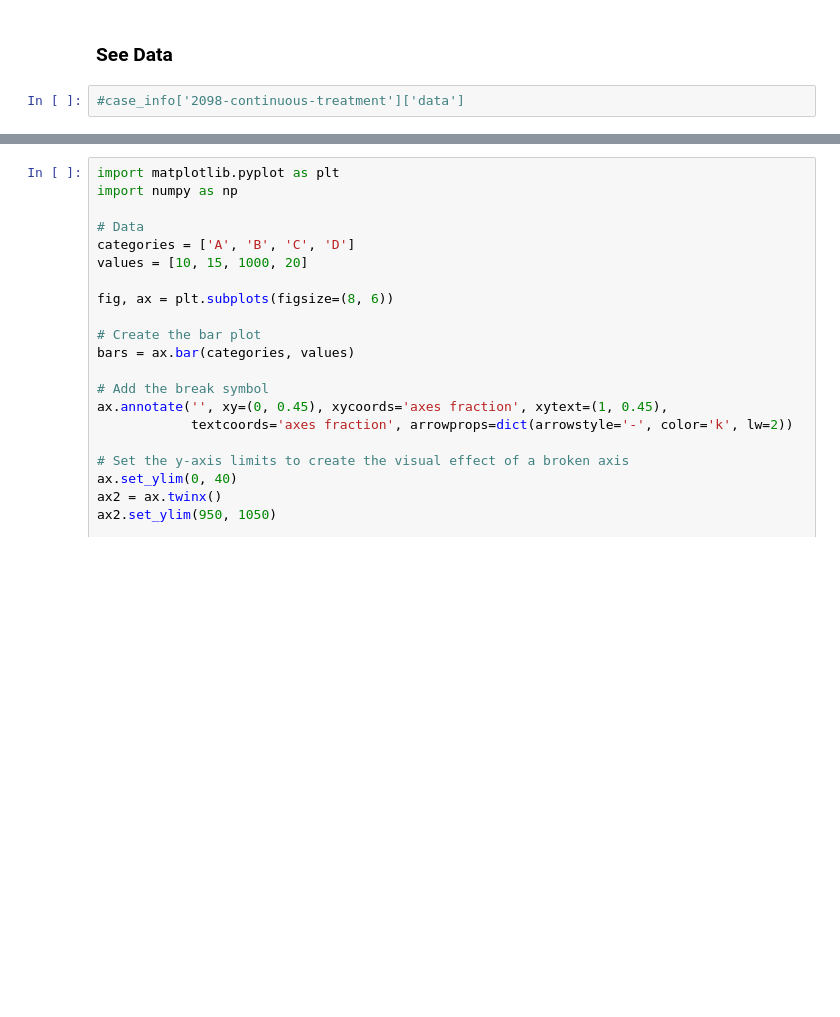
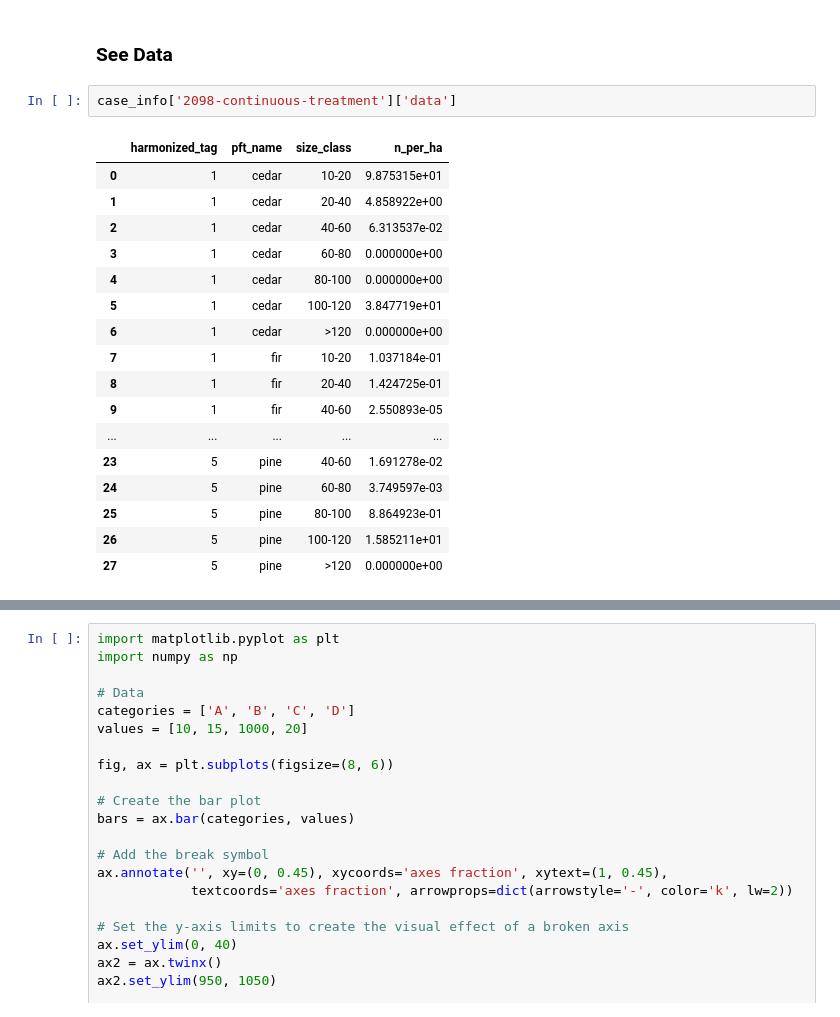
Before and after one commit to adamhb/california-fates, a Jupyter notebook: notebooks/size_class_dist_052824.ipynb, the cells around one changed output, grey strips where cells are left out. Cells and saved outputs as stored; diff of their text form; blank space fills up the shorter version.

```diff
--- a/notebooks/size_class_dist_052824.ipynb
+++ b/notebooks/size_class_dist_052824.ipynb
@@ -220,4 +223,22 @@ for case in case_info.keys():
 # %% [markdown]
 ### See Data
 # %%
-#case_info['2098-continuous-treatment']['data']
+case_info['2098-continuous-treatment']['data']
+# %% [output]
+|  | harmonized_tag | pft_name | size_class | n_per_ha |
+| 0 | 1 | cedar | 10-20 | 9.875315e+01 |
+| 1 | 1 | cedar | 20-40 | 4.858922e+00 |
+| 2 | 1 | cedar | 40-60 | 6.313537e-02 |
+| 3 | 1 | cedar | 60-80 | 0.000000e+00 |
+| 4 | 1 | cedar | 80-100 | 0.000000e+00 |
+| 5 | 1 | cedar | 100-120 | 3.847719e+01 |
+| 6 | 1 | cedar | >120 | 0.000000e+00 |
+| 7 | 1 | fir | 10-20 | 1.037184e-01 |
+| 8 | 1 | fir | 20-40 | 1.424725e-01 |
+| 9 | 1 | fir | 40-60 | 2.550893e-05 |
+| ... | ... | ... | ... | ... |
+| 23 | 5 | pine | 40-60 | 1.691278e-02 |
+| 24 | 5 | pine | 60-80 | 3.749597e-03 |
+| 25 | 5 | pine | 80-100 | 8.864923e-01 |
+| 26 | 5 | pine | 100-120 | 1.585211e+01 |
+| 27 | 5 | pine | >120 | 0.000000e+00 |
```
Also changed, not shown: parts of 6 cells of this notebook, 4 other files.
